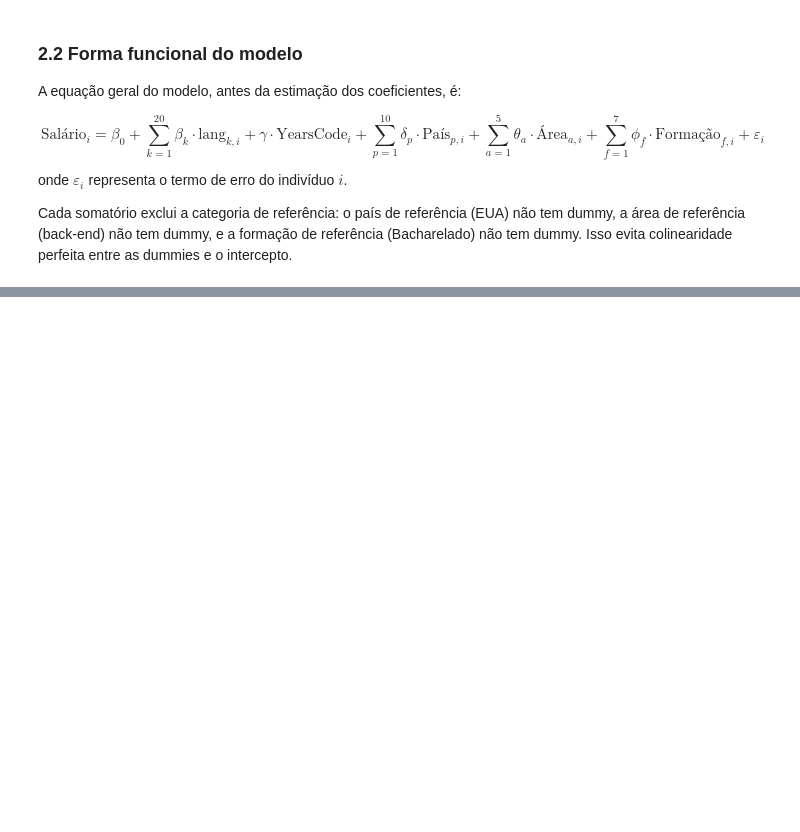
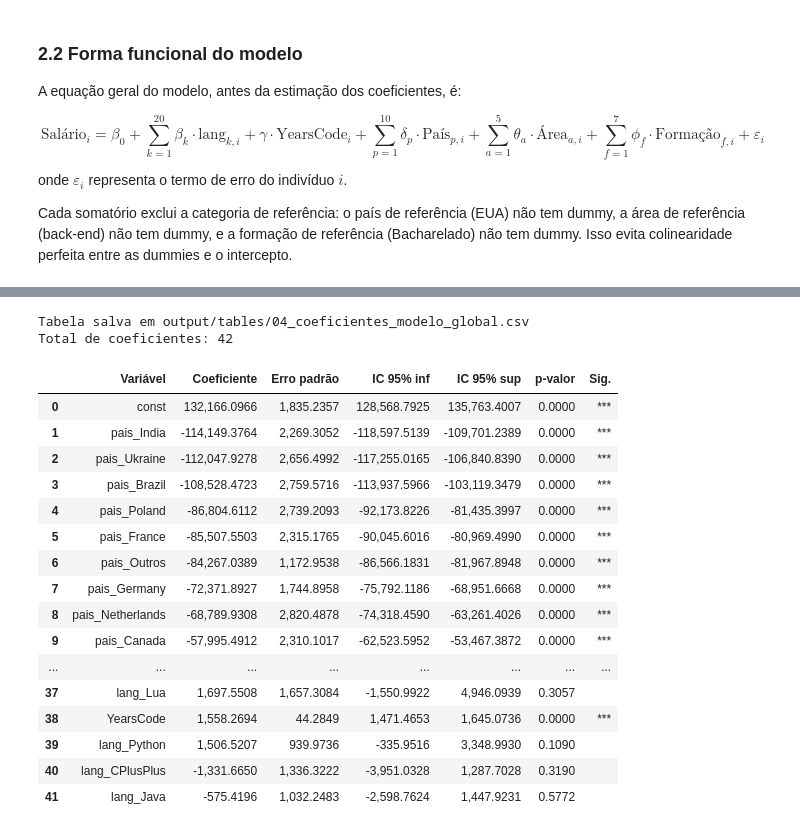
Before and after one commit to ksobreira/stackoverflow-salary-regression, a Jupyter notebook: notebooks/04_modelo_global.ipynb, the cells around one changed output, grey strips where cells are left out. Drawn from its saved outputs; the diff is of its cells as text; code cells hidden in the pictures; blank space fills up the shorter version.

```diff
--- a/notebooks/04_modelo_global.ipynb
+++ b/notebooks/04_modelo_global.ipynb
@@ -226,0 +462,63 @@ colinearidade perfeita entre as dummies e o intercepto.
+# %%
+# Construção de uma tabela limpa de coeficientes para uso no relatório.
+# Cada linha contém: variável, coeficiente, erro padrão, IC 95% e p-valor.
+# A ordenação por magnitude do coeficiente facilita identificar os
+# efeitos mais relevantes em termos práticos, independentemente do sinal.
+
+coef_tabela = pd.DataFrame({
+    "Variável":     modelo.params.index,
+    "Coeficiente":  modelo.params.values,
+    "Erro padrão":  modelo.bse.values,
+    "IC 95% inf":   modelo.conf_int()[0].values,
+    "IC 95% sup":   modelo.conf_int()[1].values,
+    "p-valor":      modelo.pvalues.values,
+})
+
+# Marca significância em três níveis para leitura rápida na apresentação
+def estrelas(p):
+    if p < 0.001: return "***"
+    if p < 0.01:  return "**"
+    if p < 0.05:  return "*"
+    return ""
+
+coef_tabela["Sig."] = coef_tabela["p-valor"].apply(estrelas)
+
+# Ordena por magnitude (módulo) do coeficiente, decrescente.
+# O intercepto é mantido no topo por ser referência, não por magnitude.
+coef_intercepto = coef_tabela[coef_tabela["Variável"] == "const"]
+coef_demais = coef_tabela[coef_tabela["Variável"] != "const"].copy()
+coef_demais["abs_coef"] = coef_demais["Coeficiente"].abs()
+coef_demais = coef_demais.sort_values("abs_coef", ascending=False).drop(columns=["abs_coef"])
+
+coef_tabela_ordenada = pd.concat([coef_intercepto, coef_demais], ignore_index=True)
+
+# Persiste em CSV
+coef_tabela_ordenada.to_csv(
+    "../output/tables/04_coeficientes_modelo_global.csv",
+    index=False,
+)
+print("Tabela salva em output/tables/04_coeficientes_modelo_global.csv")
+print(f"Total de coeficientes: {len(coef_tabela_ordenada)}")
+
+# Mostra a tabela completa
+coef_tabela_ordenada
+# %% [output]
+Tabela salva em output/tables/04_coeficientes_modelo_global.csv
+Total de coeficientes: 42
+|  | Variável | Coeficiente | Erro padrão | IC 95% inf | IC 95% sup | p-valor | Sig. |
+| 0 | const | 132,166.0966 | 1,835.2357 | 128,568.7925 | 135,763.4007 | 0.0000 | *** |
+| 1 | pais_India | -114,149.3764 | 2,269.3052 | -118,597.5139 | -109,701.2389 | 0.0000 | *** |
+| 2 | pais_Ukraine | -112,047.9278 | 2,656.4992 | -117,255.0165 | -106,840.8390 | 0.0000 | *** |
+| 3 | pais_Brazil | -108,528.4723 | 2,759.5716 | -113,937.5966 | -103,119.3479 | 0.0000 | *** |
+| 4 | pais_Poland | -86,804.6112 | 2,739.2093 | -92,173.8226 | -81,435.3997 | 0.0000 | *** |
+| 5 | pais_France | -85,507.5503 | 2,315.1765 | -90,045.6016 | -80,969.4990 | 0.0000 | *** |
+| 6 | pais_Outros | -84,267.0389 | 1,172.9538 | -86,566.1831 | -81,967.8948 | 0.0000 | *** |
+| 7 | pais_Germany | -72,371.8927 | 1,744.8958 | -75,792.1186 | -68,951.6668 | 0.0000 | *** |
+| 8 | pais_Netherlands | -68,789.9308 | 2,820.4878 | -74,318.4590 | -63,261.4026 | 0.0000 | *** |
+| 9 | pais_Canada | -57,995.4912 | 2,310.1017 | -62,523.5952 | -53,467.3872 | 0.0000 | *** |
+| ... | ... | ... | ... | ... | ... | ... | ... |
+| 37 | lang_Lua | 1,697.5508 | 1,657.3084 | -1,550.9922 | 4,946.0939 | 0.3057 |  |
+| 38 | YearsCode | 1,558.2694 | 44.2849 | 1,471.4653 | 1,645.0736 | 0.0000 | *** |
+| 39 | lang_Python | 1,506.5207 | 939.9736 | -335.9516 | 3,348.9930 | 0.1090 |  |
+| 40 | lang_CPlusPlus | -1,331.6650 | 1,336.3222 | -3,951.0328 | 1,287.7028 | 0.3190 |  |
+| 41 | lang_Java | -575.4196 | 1,032.2483 | -2,598.7624 | 1,447.9231 | 0.5772 |  |
```
Also changed, not shown: parts of 31 cells of this notebook.
